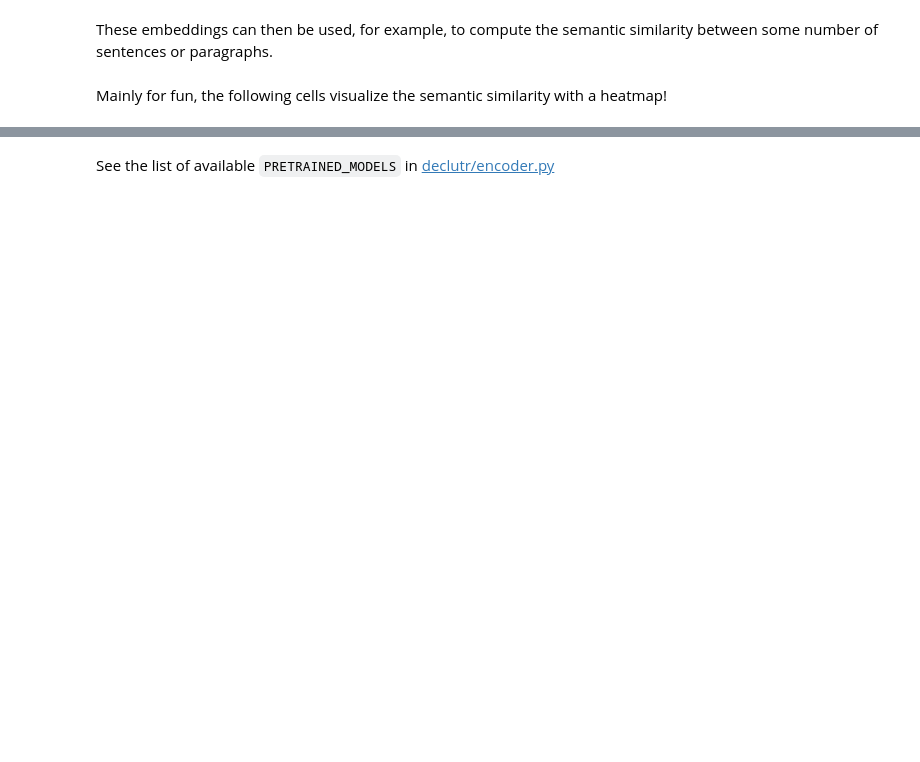
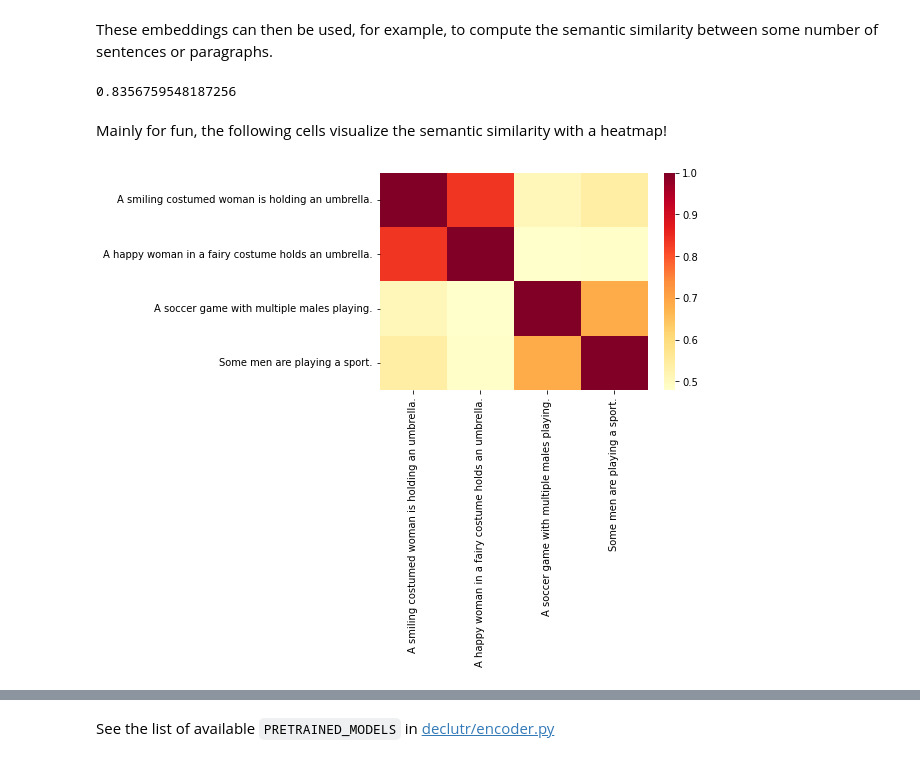
Before and after one commit to JohnGiorgi/DeCLUTR, a Jupyter notebook: notebooks/embedding.ipynb, the cells around one changed output, grey strips where cells are left out. Cells and saved outputs as stored; diff of their text form; code cells hidden in the pictures; blank space fills up the shorter version.

Commit message:
Documentation on using with sentence transformers (#251)
* :books: Instructions for using with sentence transformers

* :books: Update notebook with instructions on using with sentence transformers

```diff
--- a/notebooks/embedding.ipynb
+++ b/notebooks/embedding.ipynb
@@ -35,0 +29,5 @@ To use the model as a library, import `Encoder` and pass it some text (it accept
+# %%
+import torch
+
+device = torch.device("cuda" if torch.cuda.is_available() else "cpu")
+print(f"Using device: {device}")
@@ -36,19 +42,19 @@ To use the model as a library, import `Encoder` and pass it some text (it accept
 # %%
-from declutr import Encoder
+from sentence_transformers import SentenceTransformer
 
-# This can be a path on disk to a model you have trained yourself OR
-# the name of one of our pretrained models.
-pretrained_model_or_path = "declutr-small"
+# Load the model
+model = SentenceTransformer("johngiorgi/declutr-small", device=device)
 
-text = [
+# Prepare some text to embed
+texts = [
     "A smiling costumed woman is holding an umbrella.",
     "A happy woman in a fairy costume holds an umbrella.",
     "A soccer game with multiple males playing.",
     "Some men are playing a sport.",
 ]
 
-encoder = Encoder(pretrained_model_or_path, cuda_device=cuda_device)
-embeddings = encoder(text)
+# Embed the text
+embeddings = model.encode(texts)
 # %% [markdown]
 These embeddings can then be used, for example, to compute the semantic similarity between some number of sentences or paragraphs.
 # %%
@@ -57,6 +63,8 @@ from scipy.spatial.distance import cosine
 # Compute a semantic similarity via the cosine distance
 semantic_sim = 1 - cosine(embeddings[0], embeddings[1])
 print(semantic_sim)
+# %% [output]
+0.8356759548187256
 # %% [markdown]
 Mainly for fun, the following cells visualize the semantic similarity with a heatmap!
 # %%
@@ -78,4 +86,6 @@ def plot_heatmap(text: List[str], embeddings: np.ndarray) -> None:
     df.columns = df.index = text
     sns.heatmap(df, cmap="YlOrRd")
 # %%
-plot_heatmap(text, embeddings)
+plot_heatmap(texts, embeddings)
+# %% [output]
+[figure, added]
```
Also changed, not shown: parts of 30 cells of this notebook, 1 other file.
